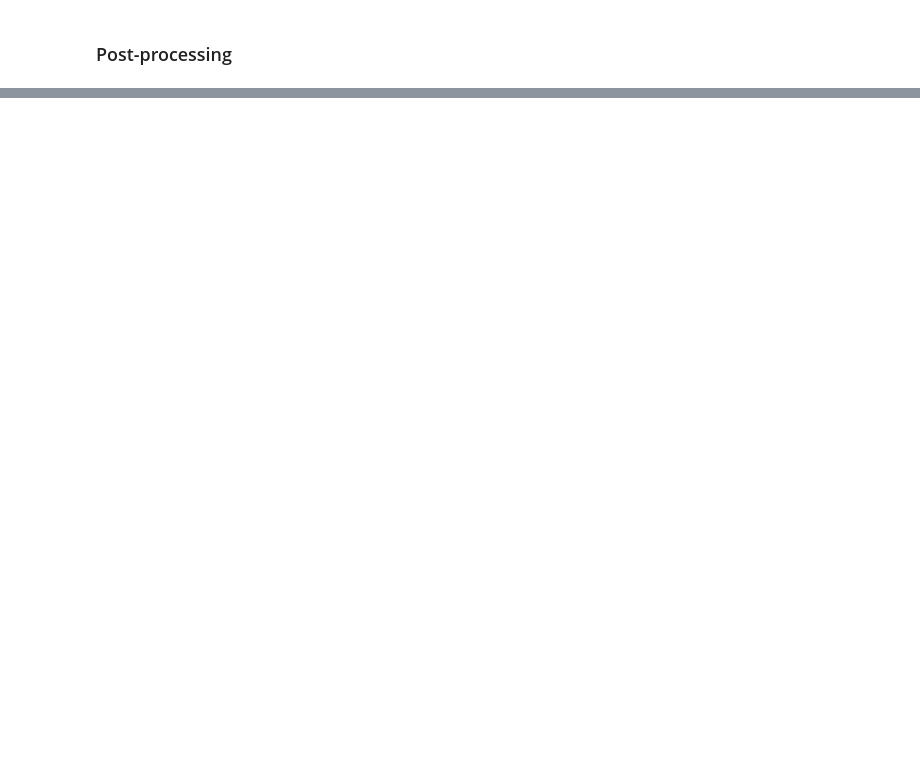
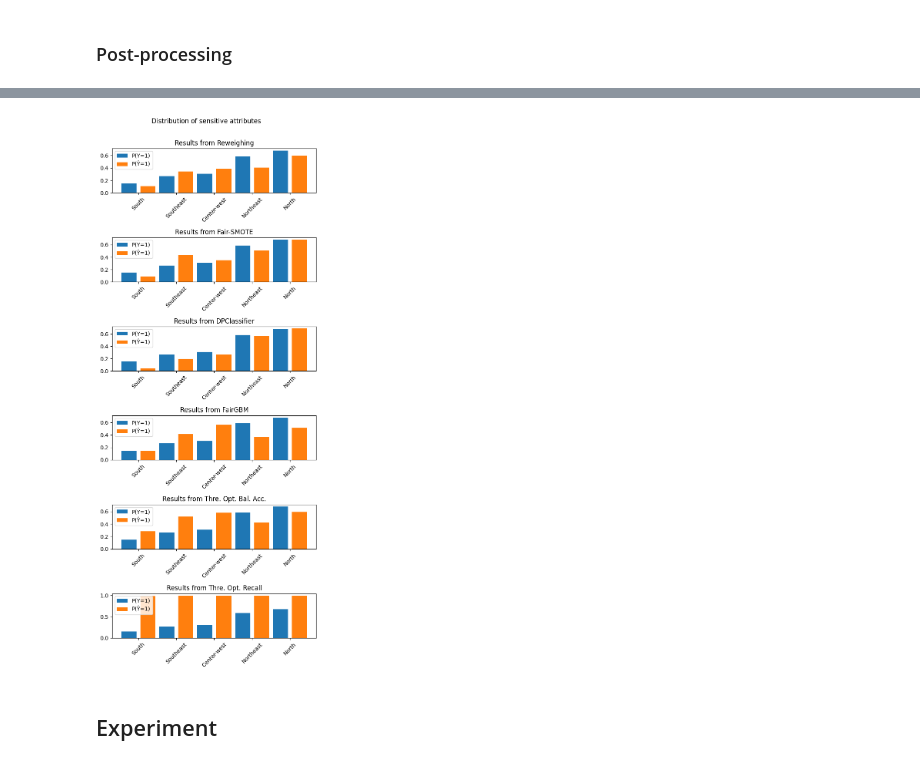
Before and after one commit to GiovaniValdrighi/school_eval_ethical, a Jupyter notebook: notebooks/fairness_mitigation.ipynb, the cells around one changed output, grey strips where cells are left out. Cells and saved outputs as stored; diff of their text form; code cells hidden in the pictures; blank space fills up the shorter version.

Commit message:
add notebook with fairness experiments

```diff
--- a/notebooks/fairness_mitigation.ipynb
+++ b/notebooks/fairness_mitigation.ipynb
@@ -356,0 +472,37 @@ m.fit(X_train_causal, Y_train, sensitive_features=socioeconomic_attr_train)
+# %%
+fig, axs = plt.subplots(ncols = 1, nrows = len(classifiers_fit.keys()), figsize = (6, 14))
+
+
+def plot_bars(y_pred, title, ax):
+  bars = []
+  for col in ["sul", "sudeste", "centro-oeste", "nordeste", "norte"]:
+    y_ = Y_train[X_train["ID_REGIAO"] == col].values
+    bars.append((y_ == 1).mean())
+  ax.bar(np.arange(len(bars)) - 0.25, bars,  label = f"P(Y=1)", width = 0.4)
+
+
+  bars = []
+  for col in ["sul", "sudeste", "centro-oeste", "nordeste", "norte"]:
+    y_ = y_pred[X_train["ID_REGIAO"] == col]
+    bars.append((y_ == 1).mean())
+  ax.bar(np.arange(len(bars)) + 0.25, bars,  label = f"P(Ŷ=1)", width = 0.4)
+  ax.legend()
+  ax.set_xticks(np.arange(len(bars)))
+  ax.set_xticklabels(["South", "Southeast", "Center-west", "Northeast", "North"], rotation = 45)
+  ax.set_title(title)
+
+
+for i, name in enumerate(['lr_rw', 'lr_smote', 'DPClassifier', 'FairGBM', 'threshold_opt_balanced_accuracy_score', 'threshold_opt_true_positive_rate']):
+  model = classifiers_fit[name]
+  Y_pred = model.predict(X_train_causal)
+  plot_bars(Y_pred, f"Results from {better_names[name]}", axs[i])
+
+
+
+plt.tight_layout()
+plt.suptitle("Distribution of sensitive attributes", y = 1.03)
+plt.show()
+# %% [output]
+[figure, added]
+# %% [markdown]
+## Experiment
```
Also changed, not shown: parts of 37 cells of this notebook.
